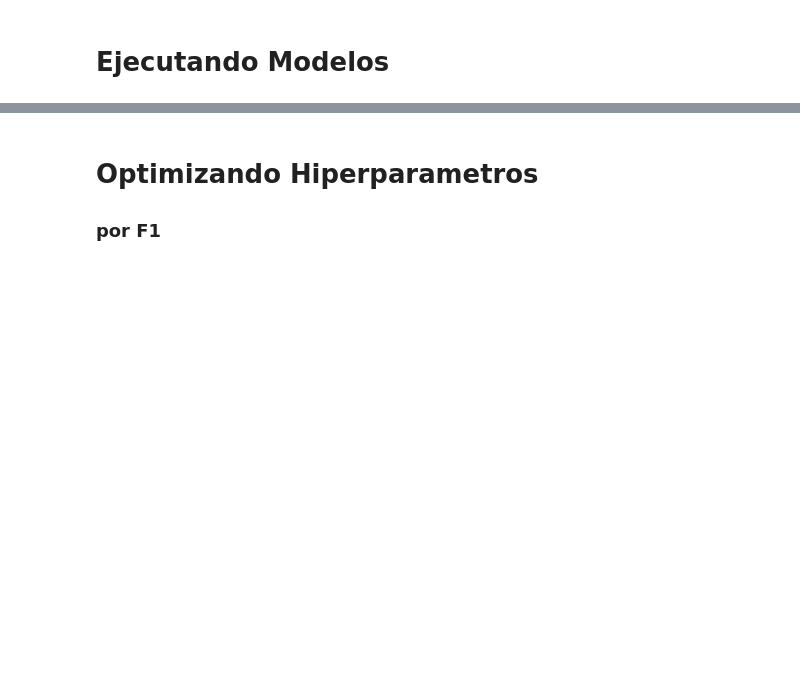
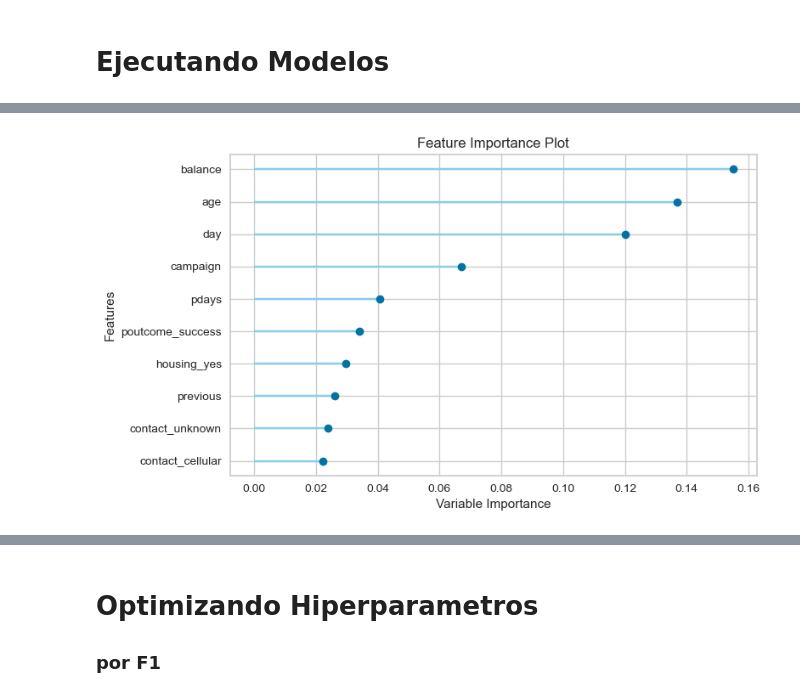
Before and after one commit to leobrandoon/marketing_datascience_binario, a Jupyter notebook: problema_mtk_lego.ipynb, the cells around one changed output, grey strips where cells are left out. Drawn from its saved outputs; the diff is of its cells as text; code cells hidden in the pictures; blank space fills up the shorter version.

```diff
--- a/problema_mtk_lego.ipynb
+++ b/problema_mtk_lego.ipynb
@@ -312,2 +475,2 @@ models()
 # %%
-rf = create_model('catboost')
+rf = create_model('rf')
@@ -313,0 +491,4 @@ rf = create_model('catboost')
+# %%
+plot_model(rf, plot = 'feature')
+# %% [output]
+[figure, added]
```
Also changed, not shown: parts of 59 cells of this notebook.
